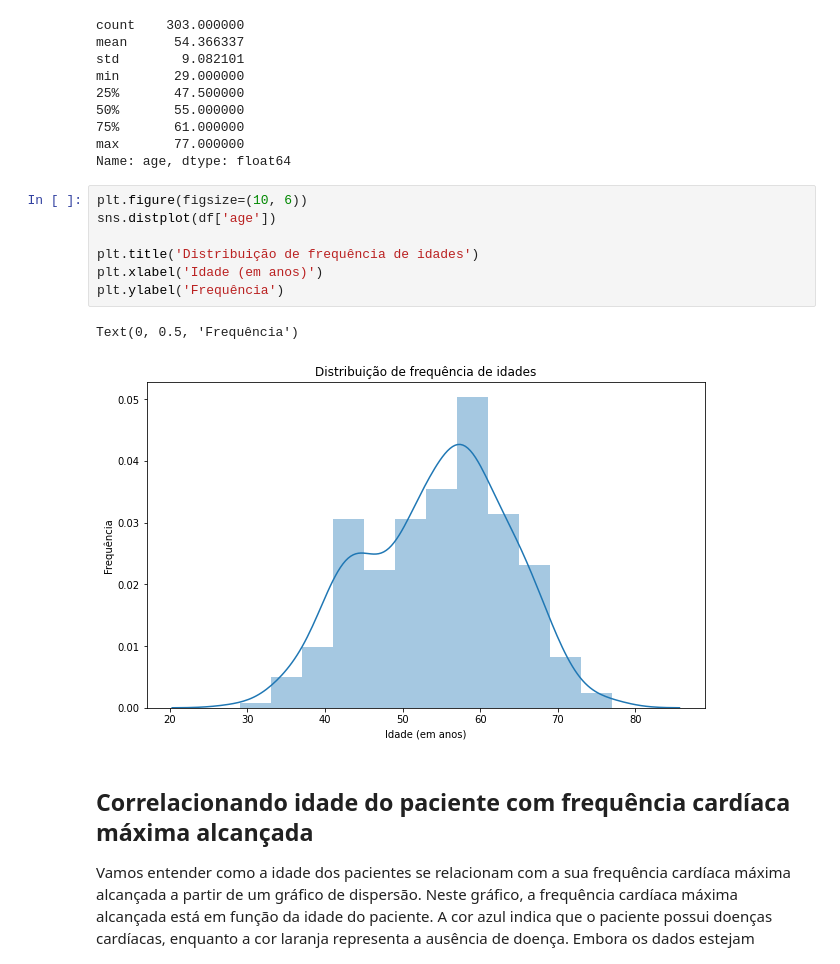
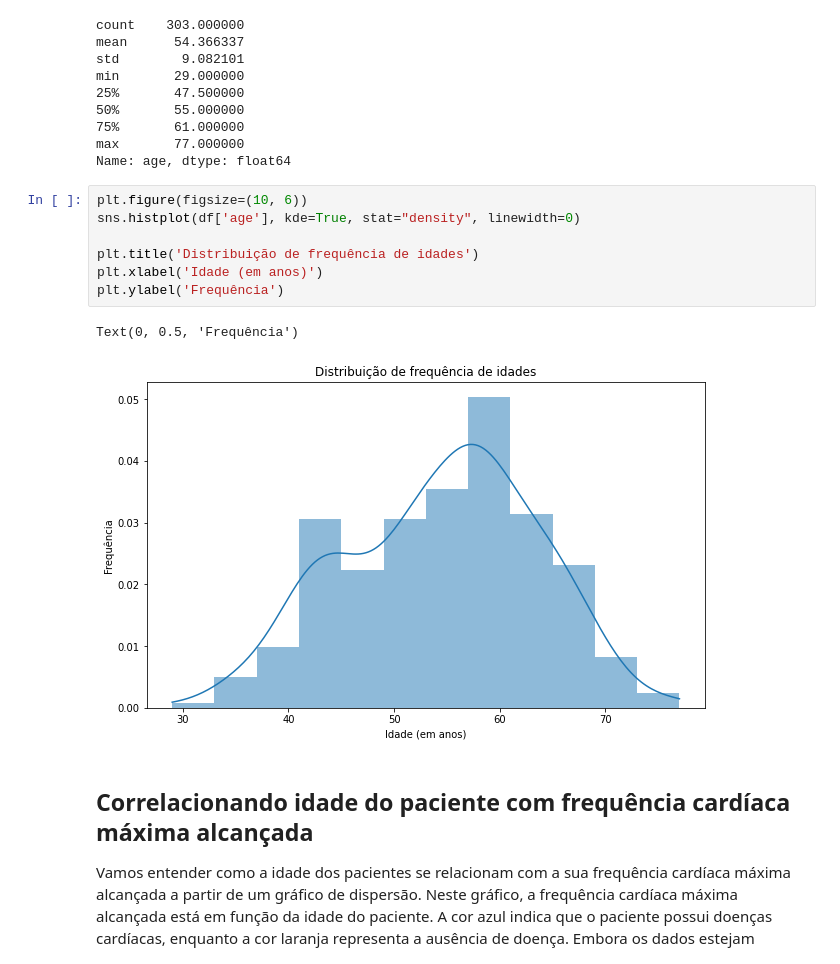
Before and after one commit to ej0733/machine-learning-projects, a Jupyter notebook: heart-disease-classification.ipynb, the cells around one changed output. Cells and saved outputs as stored; diff of their text form.

Commit message:
refactor: replace distplot to histplot

```diff
--- a/heart-disease-classification.ipynb
+++ b/heart-disease-classification.ipynb
@@ -175,14 +175,14 @@ max       77.000000
 Name: age, dtype: float64
 # %%
 plt.figure(figsize=(10, 6))
-sns.distplot(df['age'])
+sns.histplot(df['age'], kde=True, stat="density", linewidth=0)
 
 plt.title('Distribuição de frequência de idades')
 plt.xlabel('Idade (em anos)')
 plt.ylabel('Frequência')
 # %% [output]
 Text(0, 0.5, 'Frequência')
-[figure, old version]
+[figure, new version]
 # %% [markdown]
 ## Correlacionando idade do paciente com frequência cardíaca máxima alcançada
 
```
